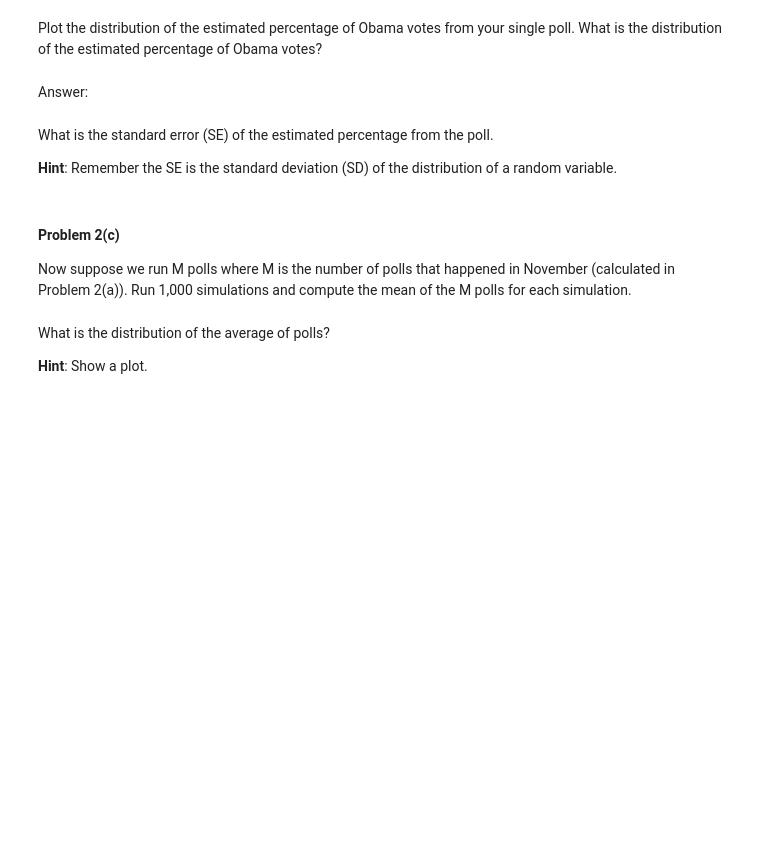
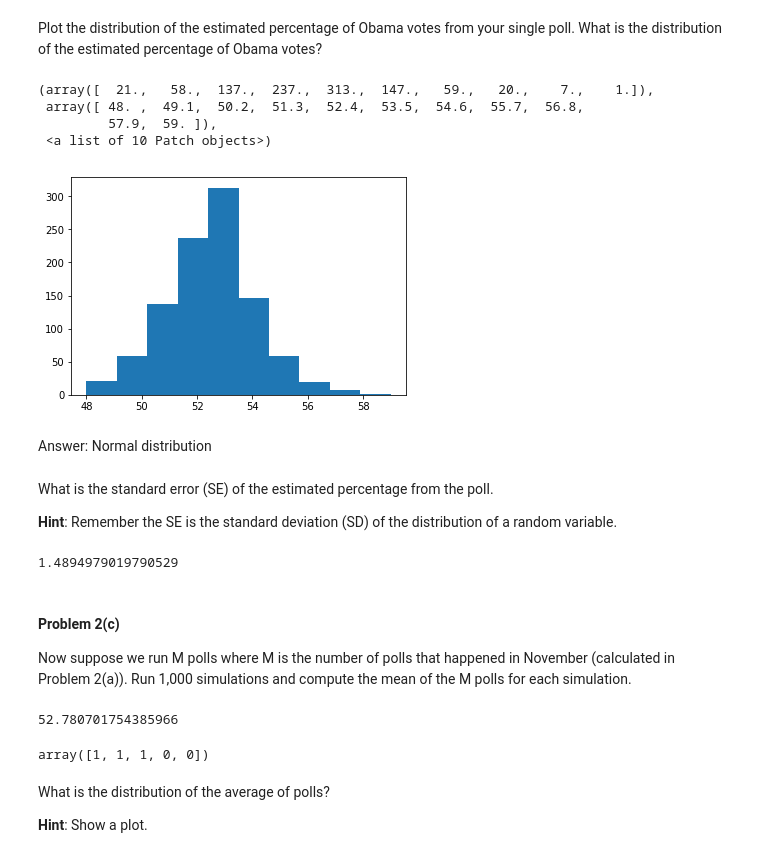
Before and after one commit to StevenDalderop/2014, a Jupyter notebook: homework/HW2.ipynb, the cells around one changed output. Saved outputs shown, nothing was run; the diff lists cells and outputs as text; code cells hidden in the pictures; blank space fills up the shorter version.

```diff
--- a/homework/HW2.ipynb
+++ b/homework/HW2.ipynb
@@ -351,2 +393,7 @@ Now, perform a Monte Carlo simulation to obtain the estimated percentage of Obam
+# %%
+outcomes=[]
+for i in range(1000):
+    votes_p=np.random.binomial(1200,0.53)/12
+    outcomes.append(votes_p)
 # %% [markdown]
 Plot the distribution of the estimated percentage of Obama votes from your single poll. What is the distribution of the estimated percentage of Obama votes?
@@ -355,5 +400,13 @@ Plot the distribution of the estimated percentage of Obama votes from your singl
+# %%
+plt.hist(outcomes,bins=10)
+# %% [output]
+(array([  21.,   58.,  137.,  237.,  313.,  147.,   59.,   20.,    7.,    1.]),
+ array([ 48. ,  49.1,  50.2,  51.3,  52.4,  53.5,  54.6,  55.7,  56.8,
+         57.9,  59. ]),
+ <a list of 10 Patch objects>)
+[figure, added]
 # %% [markdown]
-Answer:
+Answer: Normal distribution
 # %% [markdown]
 What is the standard error (SE) of the estimated percentage from the poll.
 
@@ -363,3 +414,9 @@ What is the standard error (SE) of the estimated percentage from the poll.
+# %%
+outcomes_n=np.array(outcomes)
+std=outcomes_n.std()
+std
+# %% [output]
+1.4894979019790529
 # %% [markdown]
 #### Problem 2(c)
 
@@ -368,0 +431,8 @@ Now suppose we run M polls where M is the number of polls that happened in Novem
+# %%
+m_polls(19)
+# %% [output]
+52.780701754385966
+# %%
+np.random.binomial(1,0.5,size=5)
+# %% [output]
+array([1, 1, 1, 0, 0])
```
Also changed, not shown: parts of 57 cells of this notebook.
